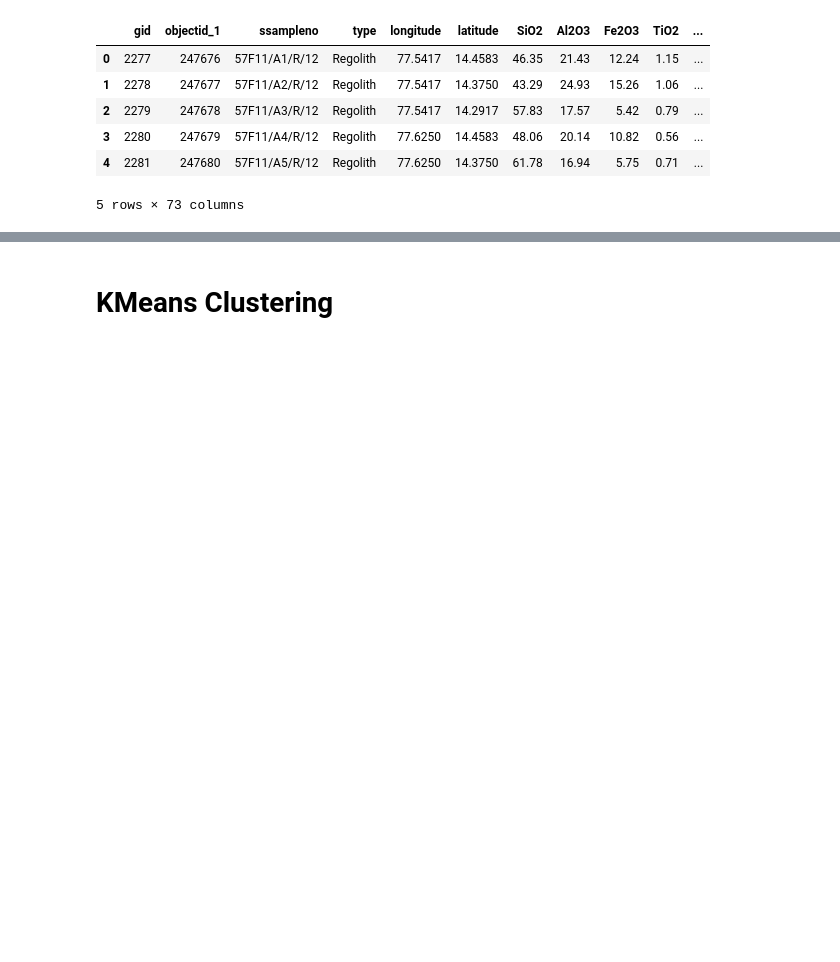
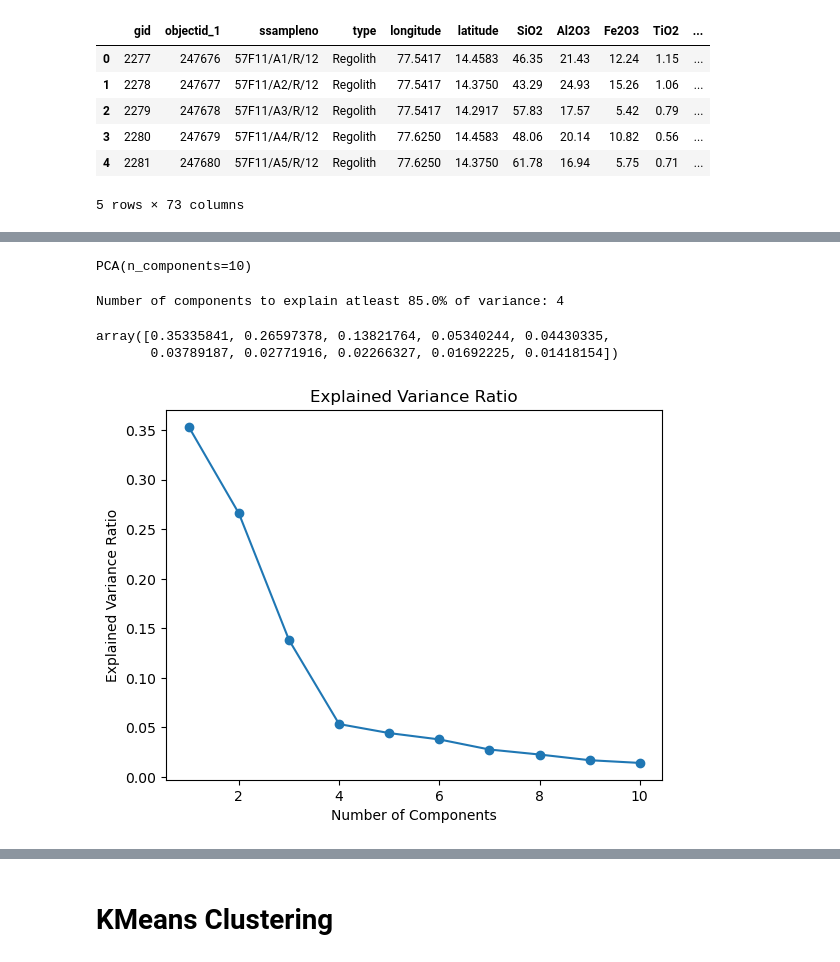
Before and after one commit to Ashish-Sasna/CMT-GSC-AI, a Jupyter notebook: Stream sediments.ipynb, the cells around one changed output, grey strips where cells are left out. Saved outputs shown, nothing was run; the diff lists cells and outputs as text; code cells hidden in the pictures; blank space fills up the shorter version.

```diff
--- a/Stream sediments.ipynb
+++ b/Stream sediments.ipynb
@@ -338,0 +350,3 @@ norm_str_sed_data.head()
+# %%
+chem_elem_df = norm_chem_data[chem_elem]
+chem_elem_df.head()
@@ -338,0 +361,35 @@ norm_str_sed_data.head()
+# %%
+pca = PCA(n_components=10)
+pca.fit(chem_elem_df)
+# %% [output]
+PCA(n_components=10)
+# %%
+total_variance = sum(pca.explained_variance_)
+desired_variance = 0.85
+cumulative_variance = 0
+num_comp = 0
+
+for explained_variance_ in pca.explained_variance_:
+    cumulative_variance += explained_variance_
+    if cumulative_variance / total_variance >= desired_variance:
+        break
+    num_comp += 1
+
+print(f"Number of components to explain atleast {desired_variance*100}% of variance: {num_comp}")
+# %% [output]
+Number of components to explain atleast 85.0% of variance: 4
+# %%
+pca.explained_variance_ratio_
+# %% [output]
+array([0.35335841, 0.26597378, 0.13821764, 0.05340244, 0.04430335,
+       0.03789187, 0.02771916, 0.02266327, 0.01692225, 0.01418154])
+# %%
+plt.plot(range(1, len(pca.explained_variance_ratio_) + 1),
+         pca.explained_variance_ratio_,
+         marker='o')
+plt.xlabel('Number of Components')
+plt.ylabel('Explained Variance Ratio')
+plt.title('Explained Variance Ratio')
+plt.show()
+# %% [output]
+[figure, added]
```
Also changed, not shown: parts of 30 cells of this notebook.
